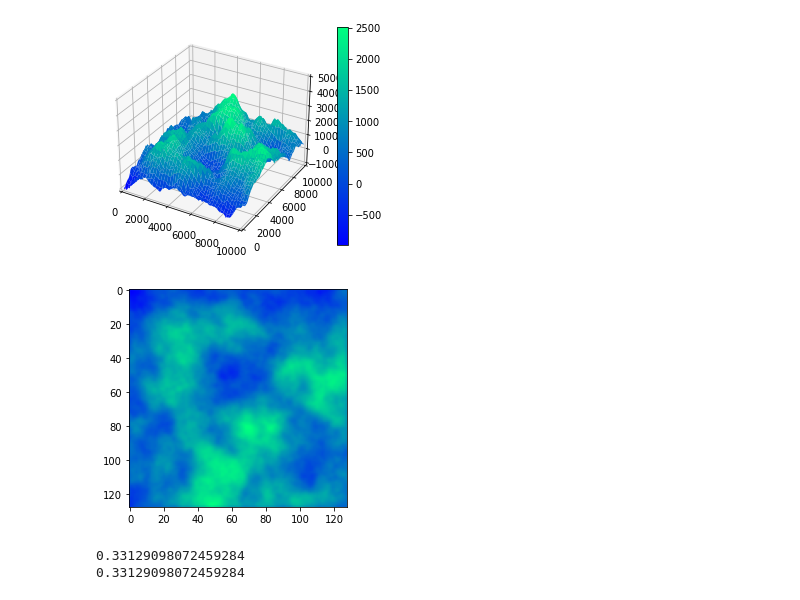
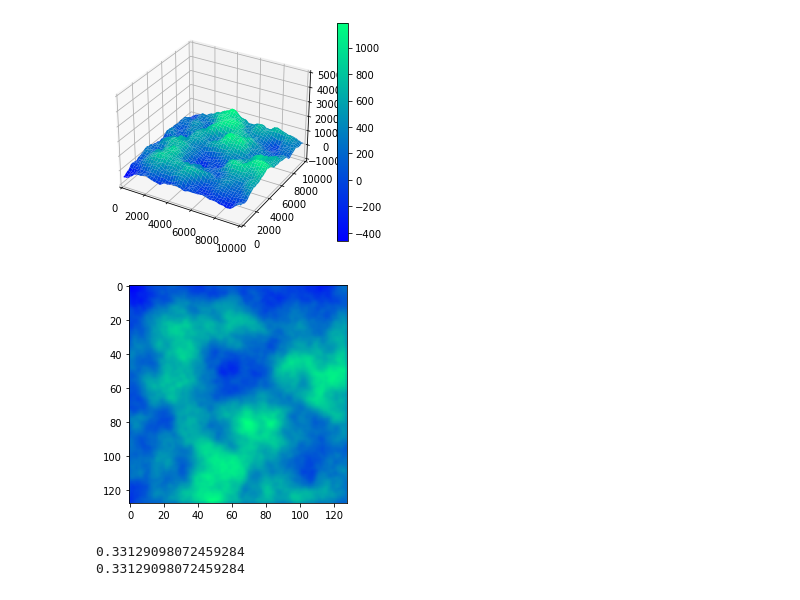
Before and after one commit to nico5655/OceanPSC, a Jupyter notebook: génération fond marin.ipynb, the cells around one changed output. Drawn from its saved outputs; the diff is of its cells as text; code cells hidden in the pictures.

```diff
--- a/génération fond marin.ipynb
+++ b/génération fond marin.ipynb
@@ -54,7 +54,7 @@ def laplacien_global(grid):
     rgrid[1:-1,1:-1]=grid.copy()
     shape = (n, m, 3, 3)
     patches = stride_tricks.as_strided(rgrid, shape=shape, strides=(2 * rgrid.strides))
-    result=np.sum(patches*np.array([[0,1,0],[1,0,1],[0,1,0]]),axis=(-1,-2))
+    result=np.sum(patches*np.array([[0,1,0],[1,-4,1],[0,1,0]]),axis=(-1,-2))
     return result/4
 
 
@@ -64,40 +64,40 @@ def diffuse(grid,k=10):
     for i in range(k):
         D=10
         t=1
-        dt=t/n
+        dt=t/(n)
         grid+=dt*D*laplacien_global(grid)
     return grid
 
 #La fonction qui affiche en 3D le terrain
 def display3d():
     navigate=1000
 
     x=linspace(0,10*navigate,n)
     y=linspace(0,10*navigate,n)
     X, Y = meshgrid(x, y)
     z=600*f(X/2000,Y/2000)+600
     z=diffuse(z)
     fig = figure()
     ax = axes(projection ='3d')
     ax.set_xlim3d(0,10*navigate)
     ax.set_ylim3d(0,10*navigate)
     ax.set_zlim3d(-navigate,5*navigate)
     p=ax.plot_surface(X, Y, z, cmap ='winter')
     fig.colorbar(p)
     figure()
     imshow(z,cmap="winter")
     show()
 
 #Pour afficher le terrain en 2D
 def display2d():
     imshow(Map)
     colorbar()
     show()
 
 display3d()
 close()
 # %% [output]
-[figure, old version]
+[figure, new version]
 [figure]
 # %%
 %matplotlib inline
```
Also changed, not shown: parts of 11 cells of this notebook.
